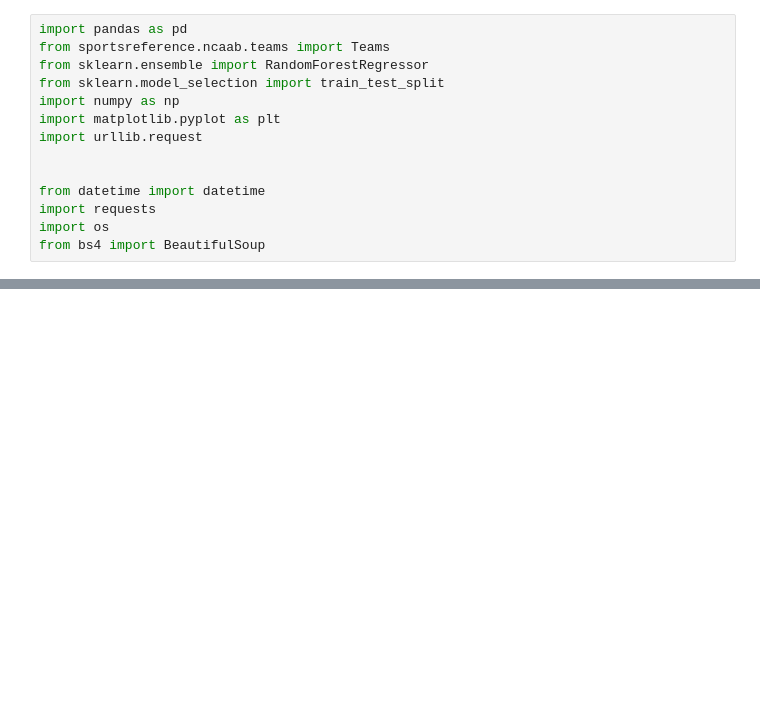
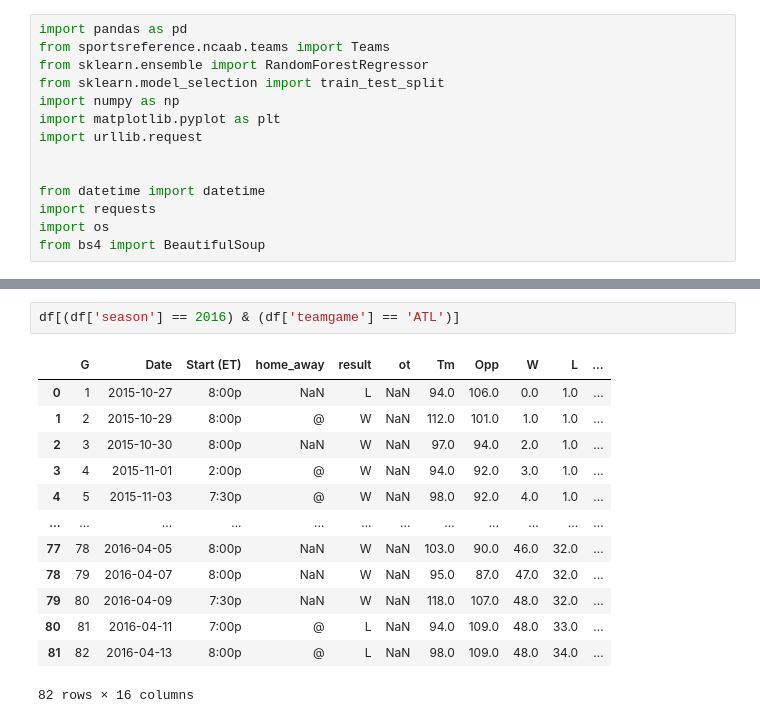
Before and after one commit to jemivDS/NCAAB_Predictor, a Jupyter notebook: NBA_2.ipynb, the cells around one changed output, grey strips where cells are left out. Drawn from its saved outputs; the diff is of its cells as text; blank space fills up the shorter version.

```diff
--- a/NBA_2.ipynb
+++ b/NBA_2.ipynb
@@ -32,0 +132,16 @@ df
+# %%
+df[(df['season'] == 2016) & (df['teamgame'] == 'ATL')]
+# %% [output]
+|  | G | Date | Start (ET) | home_away | result | ot | Tm | Opp | W | L | ... |
+| 0 | 1 | 2015-10-27 | 8:00p | NaN | L | NaN | 94.0 | 106.0 | 0.0 | 1.0 | ... |
+| 1 | 2 | 2015-10-29 | 8:00p | @ | W | NaN | 112.0 | 101.0 | 1.0 | 1.0 | ... |
+| 2 | 3 | 2015-10-30 | 8:00p | NaN | W | NaN | 97.0 | 94.0 | 2.0 | 1.0 | ... |
+| 3 | 4 | 2015-11-01 | 2:00p | @ | W | NaN | 94.0 | 92.0 | 3.0 | 1.0 | ... |
+| 4 | 5 | 2015-11-03 | 7:30p | @ | W | NaN | 98.0 | 92.0 | 4.0 | 1.0 | ... |
+| ... | ... | ... | ... | ... | ... | ... | ... | ... | ... | ... | ... |
+| 77 | 78 | 2016-04-05 | 8:00p | NaN | W | NaN | 103.0 | 90.0 | 46.0 | 32.0 | ... |
+| 78 | 79 | 2016-04-07 | 8:00p | NaN | W | NaN | 95.0 | 87.0 | 47.0 | 32.0 | ... |
+| 79 | 80 | 2016-04-09 | 7:30p | NaN | W | NaN | 118.0 | 107.0 | 48.0 | 32.0 | ... |
+| 80 | 81 | 2016-04-11 | 7:00p | @ | L | NaN | 94.0 | 109.0 | 48.0 | 33.0 | ... |
+| 81 | 82 | 2016-04-13 | 8:00p | @ | L | NaN | 98.0 | 109.0 | 48.0 | 34.0 | ... |
+82 rows × 16 columns
```
Also changed, not shown: parts of 16 cells of this notebook, 1 other file.
